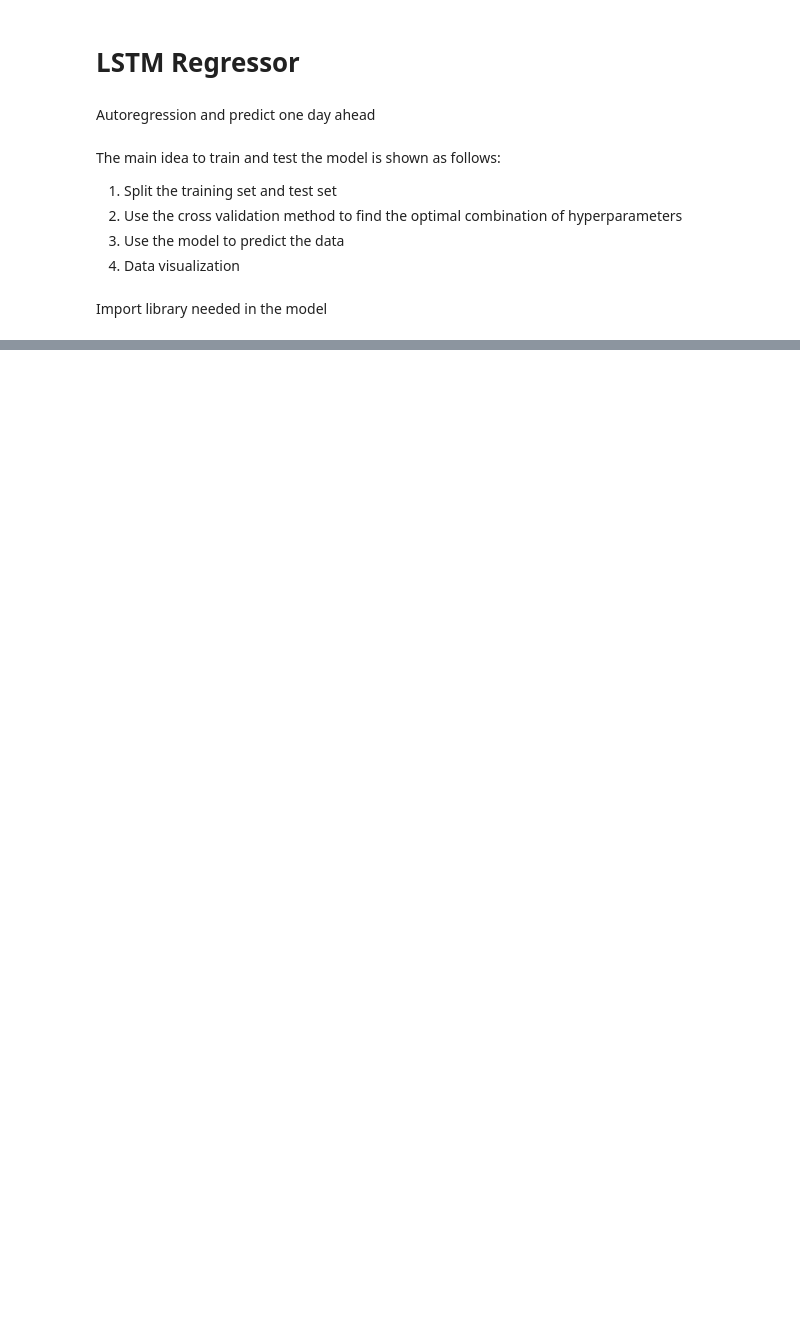
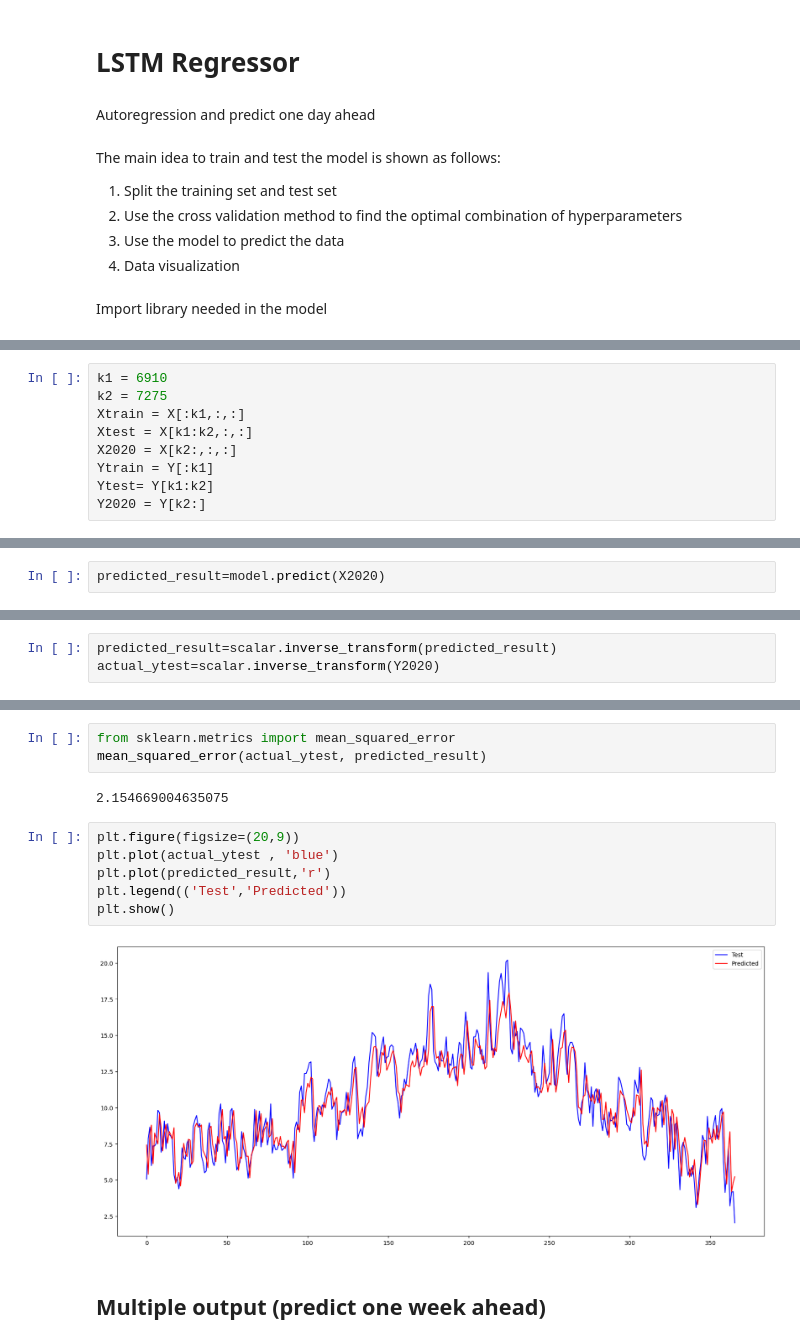
Before and after one commit to xiaoma052023/FinalProject, a Jupyter notebook: Code/LSTM_OneDayAhead.ipynb, the cells around one changed output, grey strips where cells are left out. Drawn from its saved outputs; the diff is of its cells as text; blank space fills up the shorter version.

```diff
--- a/Code/LSTM_OneDayAhead.ipynb
+++ b/Code/LSTM_OneDayAhead.ipynb
@@ -26,0 +82,9 @@ import seaborn as sns
+# %%
+k1 = 6910
+k2 = 7275
+Xtrain = X[:k1,:,:]
+Xtest = X[k1:k2,:,:]
+X2020 = X[k2:,:,:]
+Ytrain = Y[:k1]
+Ytest= Y[k1:k2]
+Y2020 = Y[k2:]
@@ -26,0 +163,2 @@ import seaborn as sns
+# %%
+predicted_result=model.predict(X2020)
@@ -26,0 +167,3 @@ import seaborn as sns
+# %%
+predicted_result=scalar.inverse_transform(predicted_result)
+actual_ytest=scalar.inverse_transform(Y2020)
@@ -26,0 +210,15 @@ import seaborn as sns
+# %%
+from sklearn.metrics import mean_squared_error
+mean_squared_error(actual_ytest, predicted_result)
+# %% [output]
+2.154669004635075
+# %%
+plt.figure(figsize=(20,9))
+plt.plot(actual_ytest , 'blue')
+plt.plot(predicted_result,'r')
+plt.legend(('Test','Predicted'))
+plt.show()
+# %% [output]
+[figure, added]
+# %% [markdown]
+## Multiple output (predict one week ahead)
```
Also changed, not shown: parts of 29 cells of this notebook, 37 other files.
